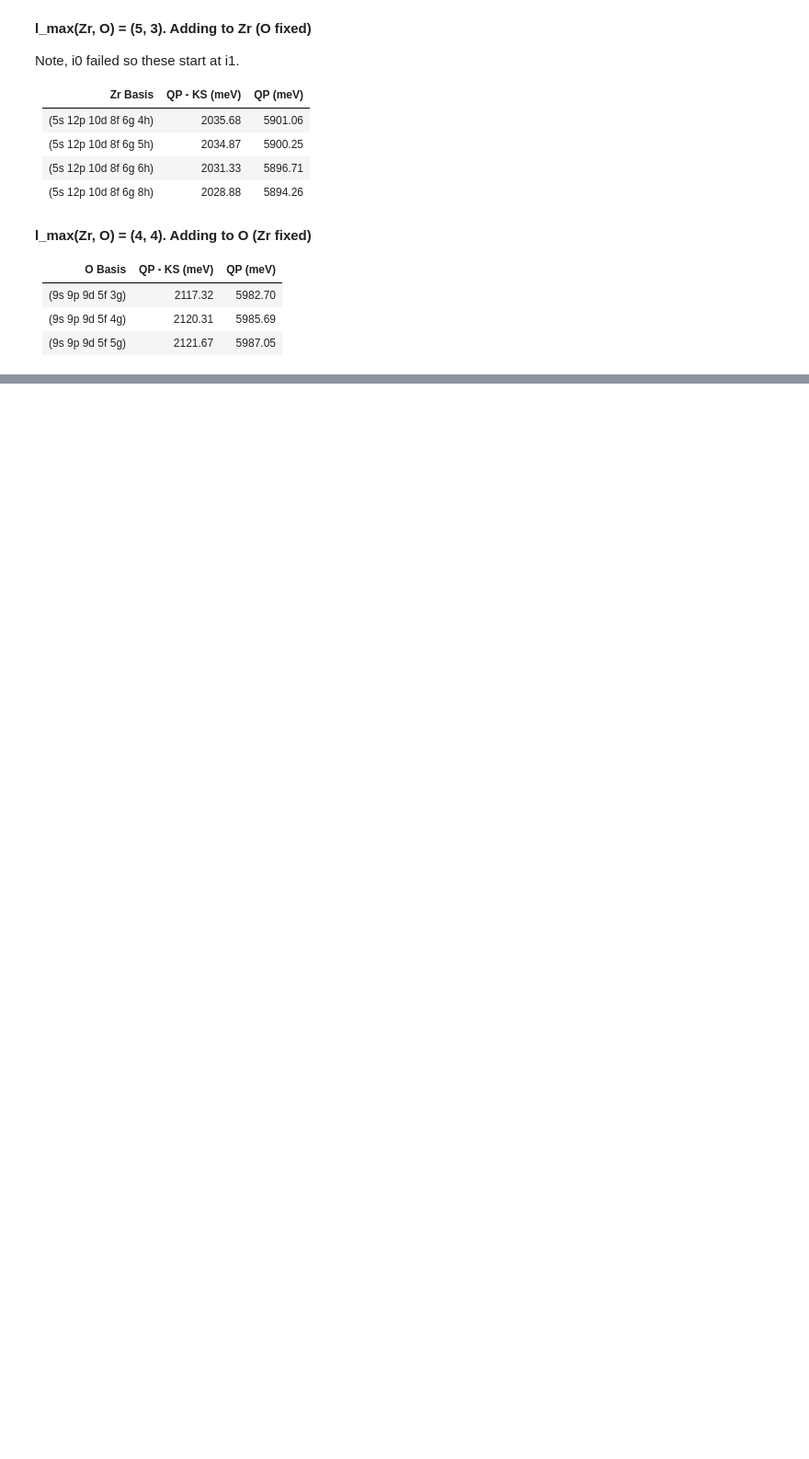
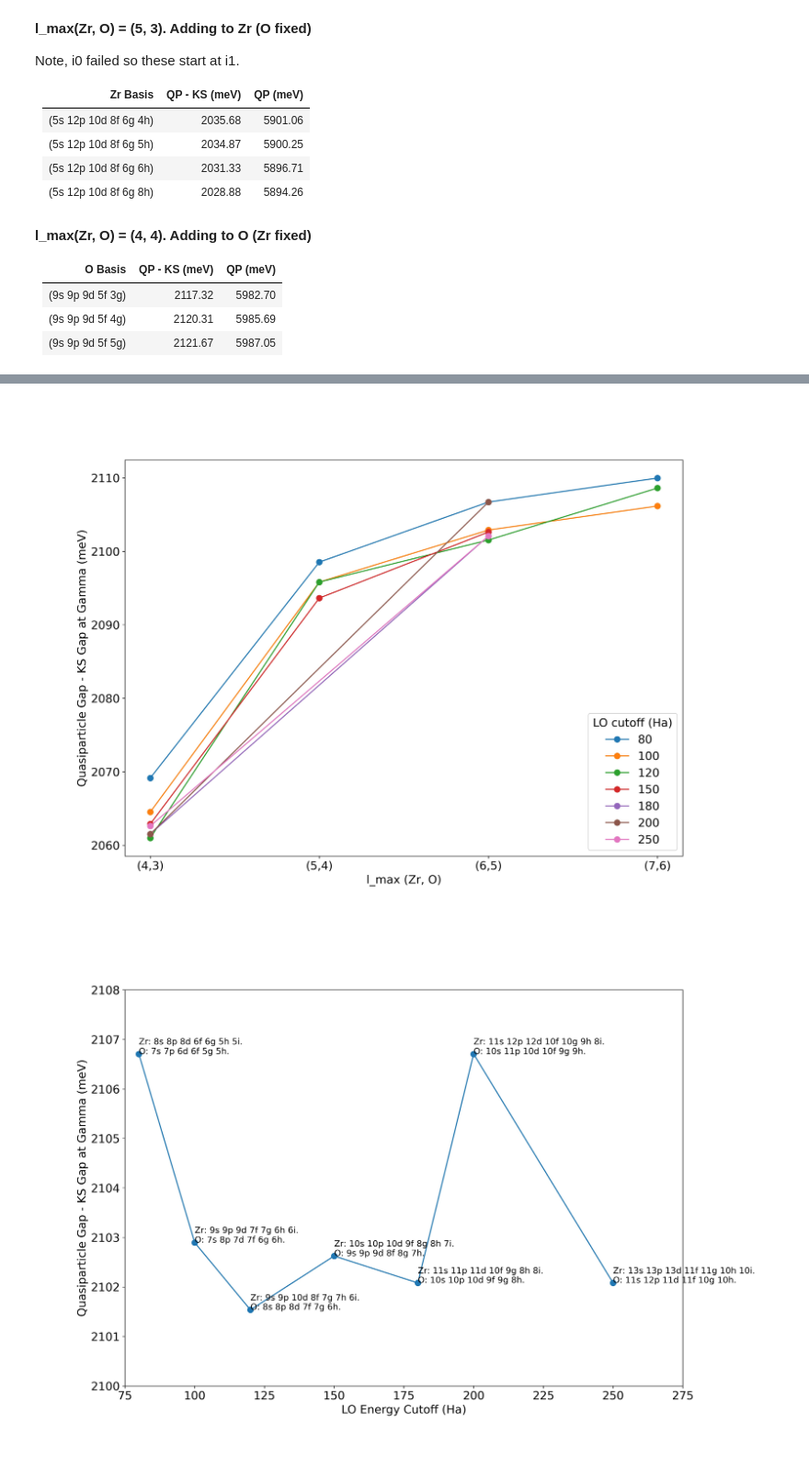
Before and after one commit to AlexBuccheri/python, a Jupyter notebook: exciting/GW_results/GW Results.ipynb, the cells around one changed output, grey strips where cells are left out. Shown at 92% size. Drawn from its saved outputs; the diff is of its cells as text; code cells hidden in the pictures; blank space fills up the shorter version.

```diff
--- a/exciting/GW_results/GW Results.ipynb
+++ b/exciting/GW_results/GW Results.ipynb
@@ -144,0 +178,7 @@ Note, i0 failed so these start at i1.
+# %%
+set8_qp_sweep = Image(filename='plots/set8/qp_lmax_LO_sweep.jpeg')
+set8_qp_lmax65 = Image(filename='plots/set8/qp_lmax65.jpeg')
+display(set8_qp_sweep, set8_qp_lmax65)
+# %% [output]
+[figure, added]
+[figure, added]
```
Also changed, not shown: parts of 3 cells of this notebook.
